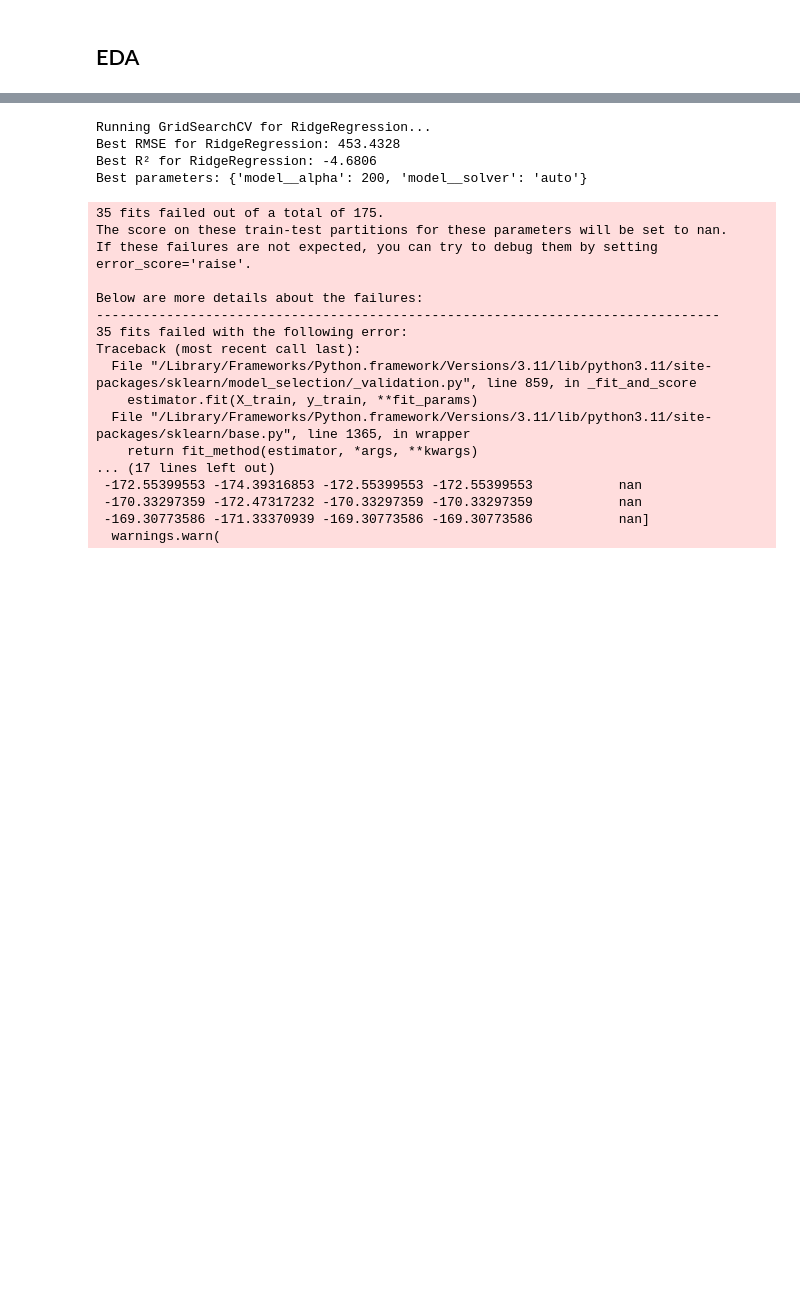
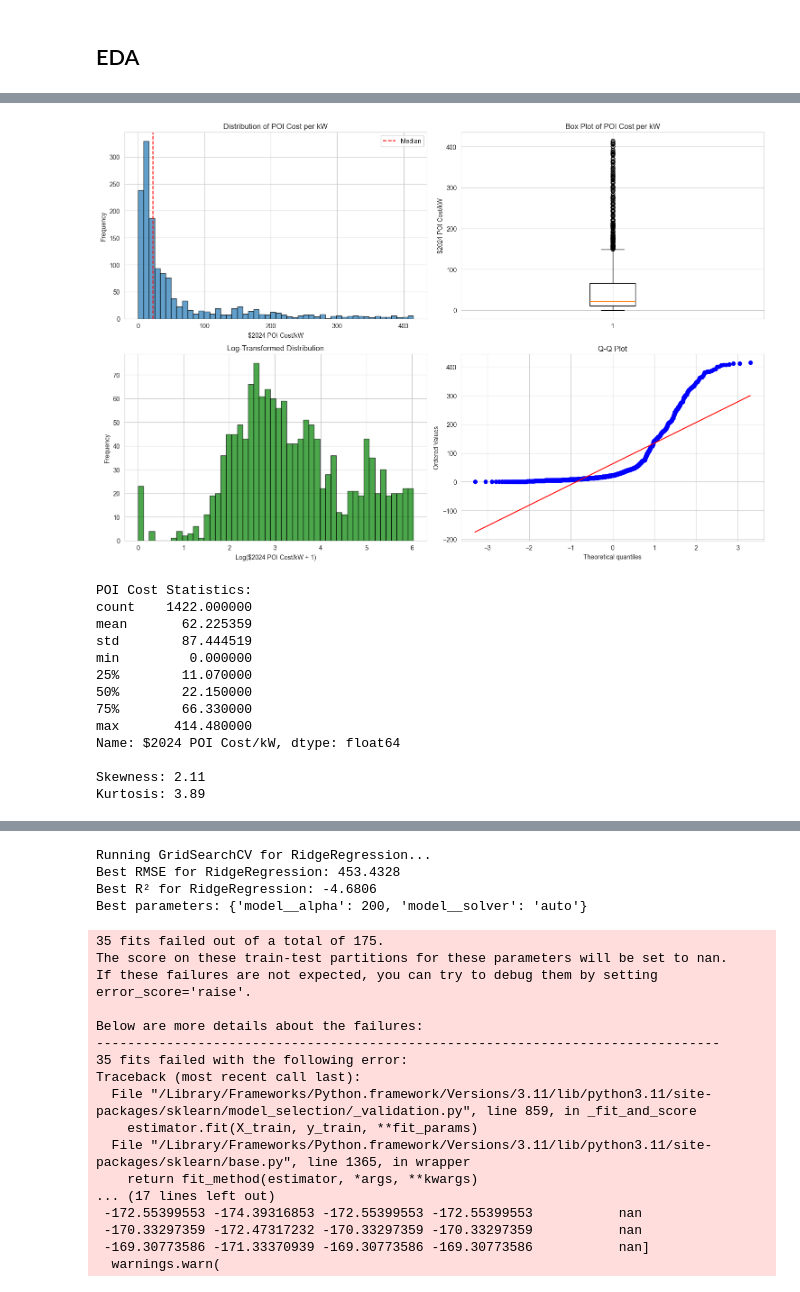
Before and after one commit to cloover7/interconnection-queue-predictions, a Jupyter notebook: interconnection_costs.ipynb, the cells around one changed output, grey strips where cells are left out. Saved outputs shown, nothing was run; the diff lists cells and outputs as text; code cells hidden in the pictures; blank space fills up the shorter version.

```diff
--- a/interconnection_costs.ipynb
+++ b/interconnection_costs.ipynb
@@ -71,0 +94,7 @@ cost_cleaned.to_csv("interconnection_costs_cleaned.csv")
+# %%
+cost_mean = cost_cleaned["$2024 POI Cost/kW"].mean()
+cost_std = cost_cleaned["$2024 POI Cost/kW"].std()
+
+cost_cleaned = cost_cleaned[(cost_cleaned['$2024 POI Cost/kW'] >= cost_mean - 2*cost_std) & (cost_cleaned['$2024 POI Cost/kW'] <= cost_mean + 2*cost_std) ]
+cost_cleaned = cost_cleaned[cost_cleaned['Longitude of POI'] > -400]
+cost_cleaned = cost_cleaned[cost_cleaned['State'] != 'NG+A+AF255']
@@ -107,0 +119,61 @@ print(mse)
+# %%
+import pandas as pd
+import numpy as np
+import matplotlib.pyplot as plt
+import seaborn as sns
+from scipy import stats
+
+# Set style
+sns.set_style("whitegrid")
+plt.rcParams['figure.figsize'] = (12, 6)
+
+df = cost_cleaned.copy()
+
+fig, axes = plt.subplots(2, 2, figsize=(15, 10))
+
+# Histogram
+axes[0, 0].hist(df['$2024 POI Cost/kW'], bins=50, edgecolor='black', alpha=0.7)
+axes[0, 0].set_xlabel('$2024 POI Cost/kW')
+axes[0, 0].set_ylabel('Frequency')
+axes[0, 0].set_title('Distribution of POI Cost per kW')
+axes[0, 0].axvline(df['$2024 POI Cost/kW'].median(), color='red', linestyle='--', label='Median')
+axes[0, 0].legend()
+
+# Box plot
+axes[0, 1].boxplot(df['$2024 POI Cost/kW'].dropna(), vert=True)
+axes[0, 1].set_ylabel('$2024 POI Cost/kW')
+axes[0, 1].set_title('Box Plot of POI Cost per kW')
+
+# Log-transformed distribution
+log_poi_cost = np.log1p(df['$2024 POI Cost/kW'])
+axes[1, 0].hist(log_poi_cost, bins=50, edgecolor='black', alpha=0.7, color='green')
+axes[1, 0].set_xlabel('Log($2024 POI Cost/kW + 1)')
+axes[1, 0].set_ylabel('Frequency')
+axes[1, 0].set_title('Log-Transformed Distribution')
+
+# Q-Q plot quantiles v. theoretical quantiles
+stats.probplot(df['$2024 POI Cost/kW'].dropna(), dist="norm", plot=axes[1, 1])
+axes[1, 1].set_title('Q-Q Plot')
+
+plt.tight_layout()
+plt.show()
+
+print(f"POI Cost Statistics:")
+print(df['$2024 POI Cost/kW'].describe())
+print(f"\nSkewness: {df['$2024 POI Cost/kW'].skew():.2f}")
+print(f"Kurtosis: {df['$2024 POI Cost/kW'].kurtosis():.2f}")
+# %% [output]
+[figure, added]
+POI Cost Statistics:
+count    1422.000000
+mean       62.225359
+std        87.444519
+min         0.000000
+25%        11.070000
+50%        22.150000
+75%        66.330000
+max       414.480000
+Name: $2024 POI Cost/kW, dtype: float64
+
+Skewness: 2.11
+Kurtosis: 3.89
```
Also changed, not shown: parts of 24 cells of this notebook.
